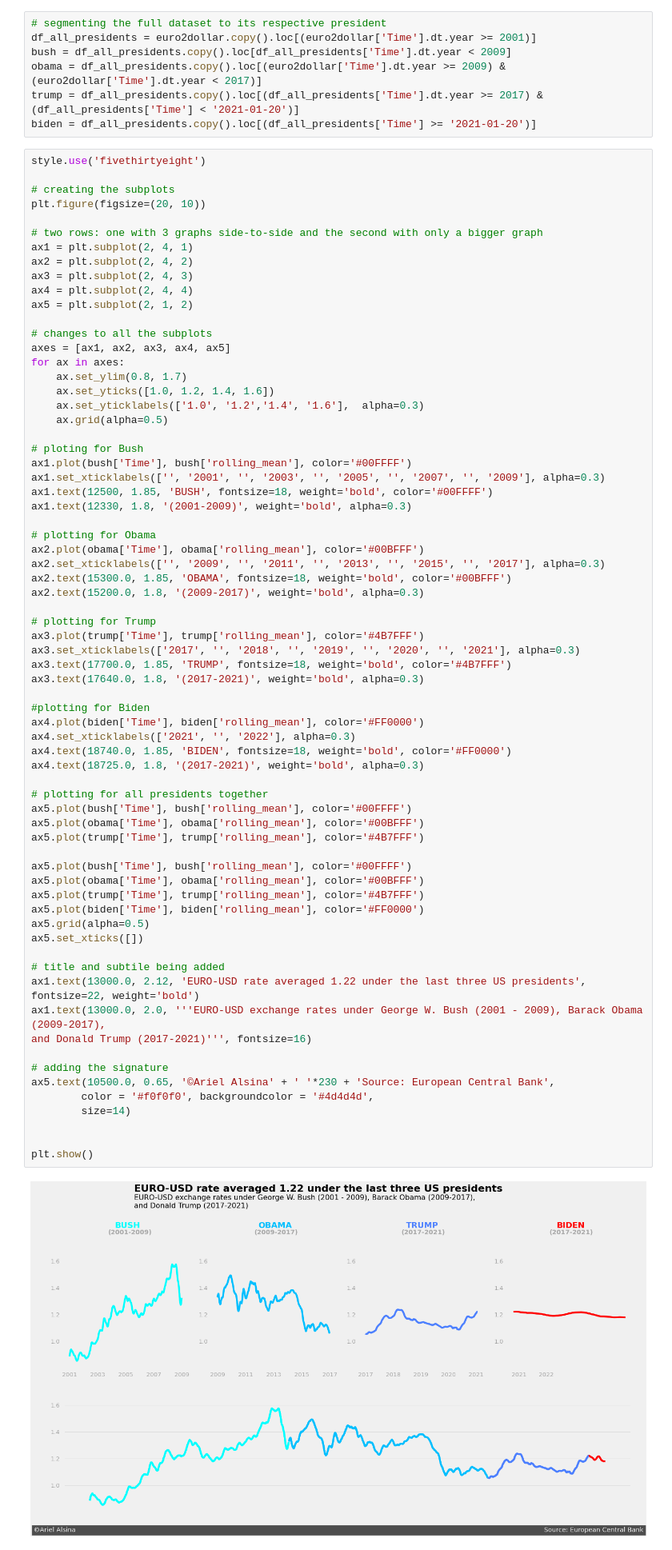
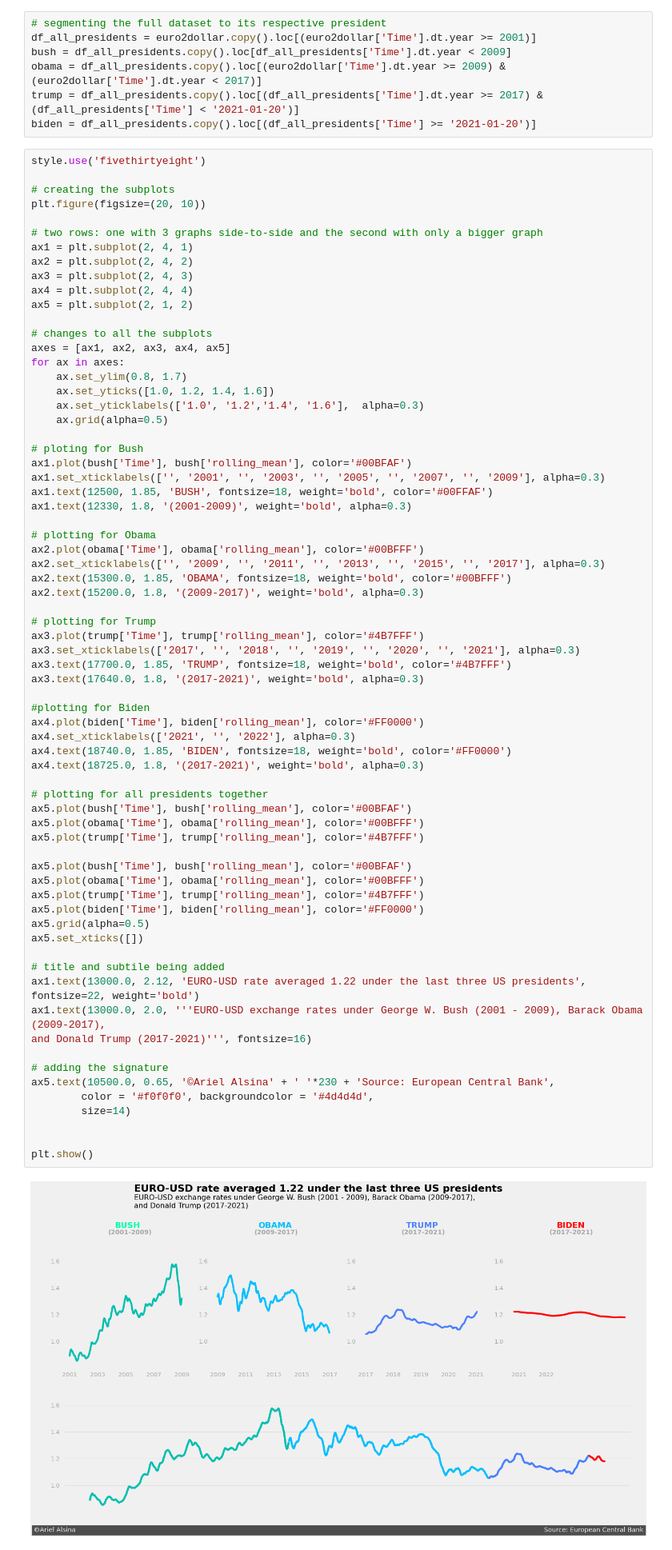
Before and after one commit to Cogitus/A-brief-walkthrough-on-data-story-telling, a Jupyter notebook: data_story_telling.ipynb, the cells around one changed output. Shown: that part at 80% size. Drawn from its saved outputs; the diff is of its cells as text.

```diff
--- a/data_story_telling.ipynb
+++ b/data_story_telling.ipynb
@@ -231,9 +231,9 @@ for ax in axes:
     ax.grid(alpha=0.5)
 
 # ploting for Bush
-ax1.plot(bush['Time'], bush['rolling_mean'], color='#00FFFF')
+ax1.plot(bush['Time'], bush['rolling_mean'], color='#00BFAF')
 ax1.set_xticklabels(['', '2001', '', '2003', '', '2005', '', '2007', '', '2009'], alpha=0.3)
-ax1.text(12500, 1.85, 'BUSH', fontsize=18, weight='bold', color='#00FFFF')
+ax1.text(12500, 1.85, 'BUSH', fontsize=18, weight='bold', color='#00FFAF')
 ax1.text(12330, 1.8, '(2001-2009)', weight='bold', alpha=0.3)
 
 # plotting for Obama
@@ -250,36 +250,36 @@ ax3.text(17640.0, 1.8, '(2017-2021)', weight='bold', alpha=0.3)
 
 #plotting for Biden
 ax4.plot(biden['Time'], biden['rolling_mean'], color='#FF0000')
 ax4.set_xticklabels(['2021', '', '2022'], alpha=0.3)
 ax4.text(18740.0, 1.85, 'BIDEN', fontsize=18, weight='bold', color='#FF0000')
 ax4.text(18725.0, 1.8, '(2017-2021)', weight='bold', alpha=0.3)
 
 # plotting for all presidents together
-ax5.plot(bush['Time'], bush['rolling_mean'], color='#00FFFF')
+ax5.plot(bush['Time'], bush['rolling_mean'], color='#00BFAF')
 ax5.plot(obama['Time'], obama['rolling_mean'], color='#00BFFF')
 ax5.plot(trump['Time'], trump['rolling_mean'], color='#4B7FFF')
 
-ax5.plot(bush['Time'], bush['rolling_mean'], color='#00FFFF')
+ax5.plot(bush['Time'], bush['rolling_mean'], color='#00BFAF')
 ax5.plot(obama['Time'], obama['rolling_mean'], color='#00BFFF')
 ax5.plot(trump['Time'], trump['rolling_mean'], color='#4B7FFF')
 ax5.plot(biden['Time'], biden['rolling_mean'], color='#FF0000')
 ax5.grid(alpha=0.5)
 ax5.set_xticks([])
 
 # title and subtile being added
 ax1.text(13000.0, 2.12, 'EURO-USD rate averaged 1.22 under the last three US presidents', fontsize=22, weight='bold')
 ax1.text(13000.0, 2.0, '''EURO-USD exchange rates under George W. Bush (2001 - 2009), Barack Obama (2009-2017),
 and Donald Trump (2017-2021)''', fontsize=16)
 
 # adding the signature
 ax5.text(10500.0, 0.65, '©Ariel Alsina' + ' '*230 + 'Source: European Central Bank',
         color = '#f0f0f0', backgroundcolor = '#4d4d4d',
         size=14)
 
 
 plt.show()
 # %% [output]
-[figure, old version]
+[figure, new version]
 # %%
 df_all_brazil = euro2real.copy()
 fhc = df_all_brazil.copy()[df_all_brazil['Time'].dt.year < 2002]
```
Also changed, not shown: parts of 4 cells of this notebook, 4 other files.
